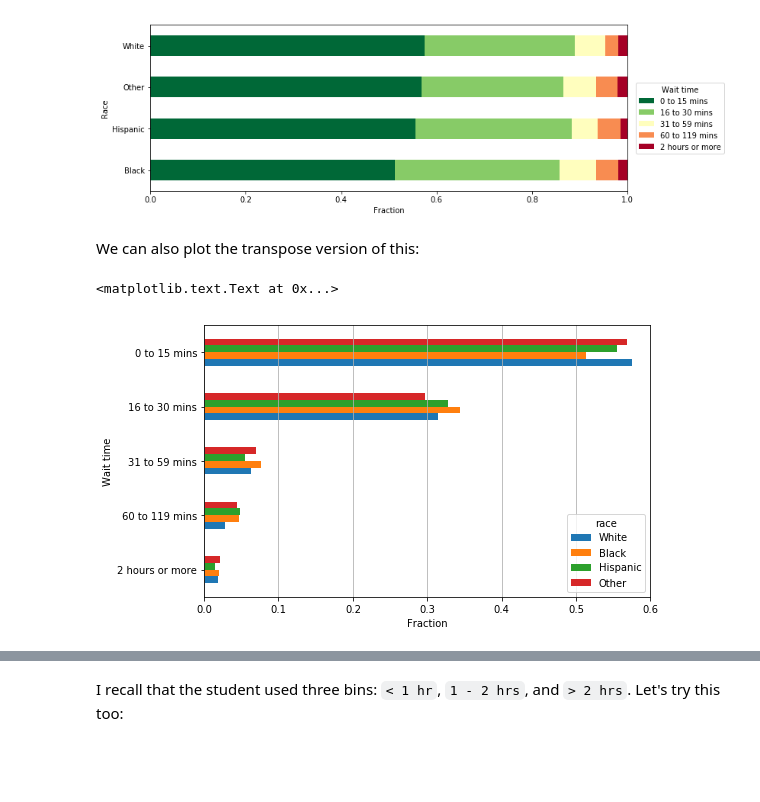
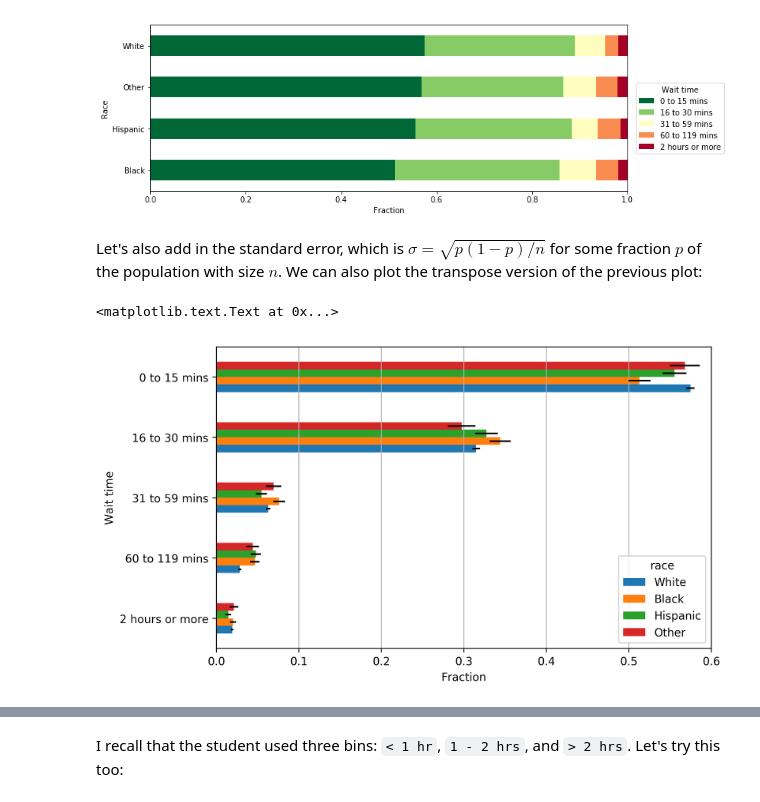
Before and after one commit to jwuphysics/health-data, a Jupyter notebook: medicare-current-beneficiary-survey_2013/notebook/a first glance.ipynb, the cells around one changed output, grey strips where cells are left out. Saved outputs shown, nothing was run; the diff lists cells and outputs as text; code cells hidden in the pictures; blank space fills up the shorter version.

```diff
--- a/medicare-current-beneficiary-survey_2013/notebook/a first glance.ipynb
+++ b/medicare-current-beneficiary-survey_2013/notebook/a first glance.ipynb
@@ -106,26 +106,28 @@ legend.set_title('Wait time')
 legend.set_alpha(1.0)
 # %% [output]
 [figure]
-# %% [markdown]
-We can also plot the transpose version of this:
+# %% [markdown]
+Let's also add in the standard error, which is $\sigma = \sqrt{p(1-p)/n}$ for some fraction $p$ of the population with size $n$. We can also plot the transpose version of the previous plot:
 # %%
 wait_df = pd.DataFrame({'race': race, 'wait_time': wait})
 wait_df = wait_df[(df.IV_RACE is not 4) & (df.ACC_D_GETUS > 0)]
 
 # now bin the values
 wait_df = wait_df.groupby('wait_time').apply(lambda x: (x.race.value_counts()))
 
-# and convert to percentages
-wait_df = wait_df.apply(lambda x: x / x.sum(), axis=0).sort_values(by='White')
+# and convert to fractions
+wait_fractions = wait_df.apply(lambda x: x / x.sum(), axis=0).sort_values(by='White')
+wait_uncertainties = wait_df.apply(lambda x: np.sqrt(x * (x.sum() - x) / (x.sum())**3), axis=0).sort_values(by='White')
 
-# and plot
-fig, ax = plt.subplots(1, 1, figsize=(8, 5))
-wait_df.plot(kind='barh', ax=ax, )
+# and plot with 68% confidence intervals
+fig, ax = plt.subplots(1, 1, figsize=(8, 5), dpi=300)
+
+wait_fractions.plot(kind='barh', ax=ax, xerr=wait_uncertainties)
 
 ax.grid('on', axis='x')
 ax.set_xlim(0, 0.6)
 ax.set_xlabel('Fraction')
 ax.set_ylabel('Wait time')
 # %% [output]
 <matplotlib.text.Text at 0x...>
-[figure, old version]
+[figure, new version]
```
Also changed, not shown: parts of 4 cells of this notebook.
